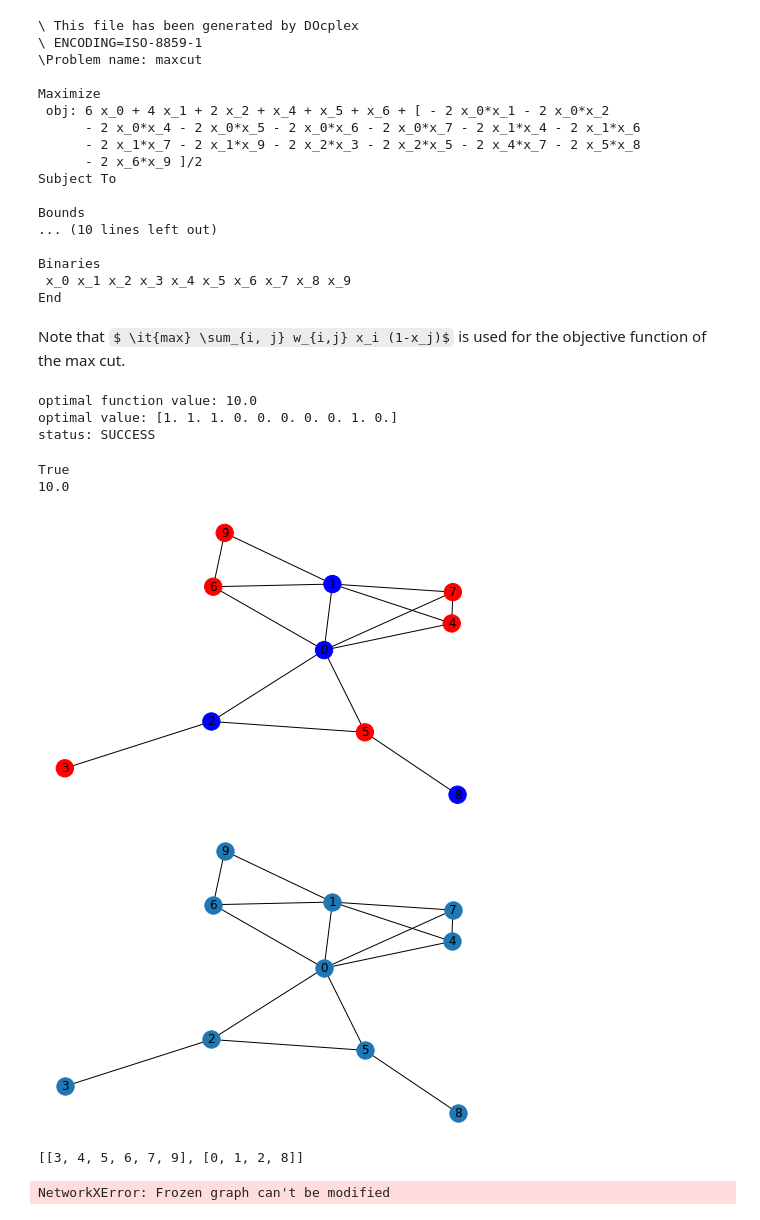
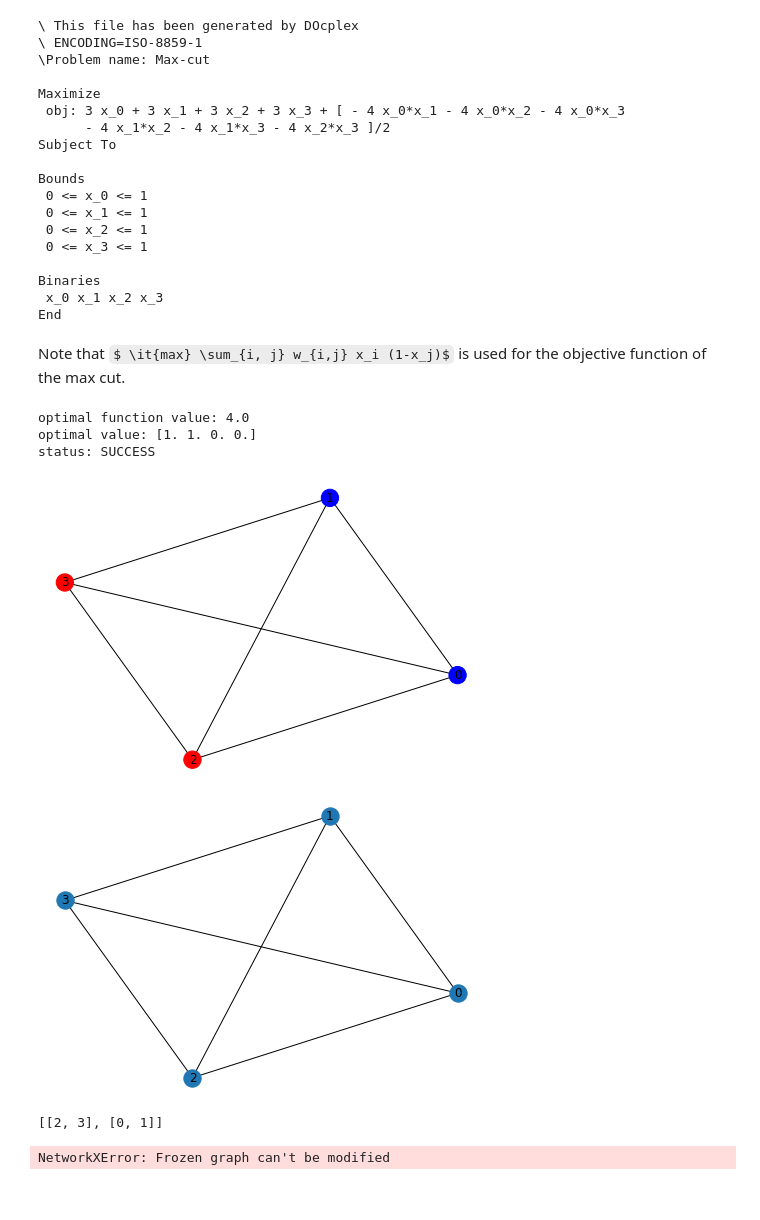
Before and after one commit to a-matsuo/optimization_class, a Jupyter notebook: examples/maxcut_example.ipynb, the cells around one changed output. Cells and saved outputs as stored; diff of their text form; code cells hidden in the pictures; some formulas as TeX source.

```diff
--- a/examples/maxcut_example.ipynb
+++ b/examples/maxcut_example.ipynb
@@ -8,7 +8,7 @@ from qiskit_optimization.applications.ising.max_cut import Maxcut
 
 from qiskit_optimization.algorithms import CplexOptimizer
 # %%
-g=nx.gnm_random_graph(10,15, 123)
+g= nx.gnm_random_graph(4, 6, 123)
 pos = nx.spring_layout(g, seed=111)
 nx.draw(g, pos=pos)
 # %% [output]
@@ -23,20 +45,21 @@ qp
 # %% [output]
 \ This file has been generated by DOcplex
 \ ENCODING=ISO-8859-1
-\Problem name: maxcut
+\Problem name: Max-cut
 
 Maximize
- obj: 6 x_0 + 4 x_1 + 2 x_2 + x_4 + x_5 + x_6 + [ - 2 x_0*x_1 - 2 x_0*x_2
-      - 2 x_0*x_4 - 2 x_0*x_5 - 2 x_0*x_6 - 2 x_0*x_7 - 2 x_1*x_4 - 2 x_1*x_6
-      - 2 x_1*x_7 - 2 x_1*x_9 - 2 x_2*x_3 - 2 x_2*x_5 - 2 x_4*x_7 - 2 x_5*x_8
-      - 2 x_6*x_9 ]/2
+ obj: 3 x_0 + 3 x_1 + 3 x_2 + 3 x_3 + [ - 4 x_0*x_1 - 4 x_0*x_2 - 4 x_0*x_3
+      - 4 x_1*x_2 - 4 x_1*x_3 - 4 x_2*x_3 ]/2
 Subject To
 
 Bounds
-... (10 lines left out)
+ 0 <= x_0 <= 1
+ 0 <= x_1 <= 1
+ 0 <= x_2 <= 1
+ 0 <= x_3 <= 1
 
 Binaries
- x_0 x_1 x_2 x_3 x_4 x_5 x_6 x_7 x_8 x_9
+ x_0 x_1 x_2 x_3
 End
 # %% [markdown]
 Note that $ \it{max} \sum_{i, j} w_{i,j} x_i (1-x_j)$ is used for the objective function of the max cut.
@@ -46,33 +69,22 @@ optimizer = CplexOptimizer()
 result = optimizer.solve(qp)
 result
 # %% [output]
-optimal function value: 10.0
-optimal value: [1. 1. 1. 0. 0. 0. 0. 0. 1. 0.]
+optimal function value: 4.0
+optimal value: [1. 1. 0. 0.]
 status: SUCCESS
-# %%
-# We can check the feasibility and object value by passing the result
-print(maxcut.is_feasible(result))
-print(maxcut.evaluate(result))
-
-# Note that the Maxcut class does not store the QP, so it dynamically creates the QP in each method.
-# def is_feasible(self, result):
-#     return self.to_quadratic_problem().is_feasible(result.x)
-# %% [output]
-True
-10.0
 # %%
 # Draw a graph for the maxcut with `x`.
 # "draw_graph" should be unique to each problem.
 # For example, for the TSP, we should have the visiting order on each node instead of coloring in two colors.
-maxcut.draw_graph(result=result, pos=pos)
+maxcut.draw(result=result, pos=pos)
 # %% [output]
-[figure, old version]
+[figure, new version]
 # %%
 # If you don't pass a result, it just draw a graph with labels
 # nx.draw(self._graph, pos=pos, with_labels=True) is running
-maxcut.draw_graph(pos=pos)
+maxcut.draw(pos=pos)
 # %% [output]
-[figure, old version]
+[figure, new version]
 # %%
 # Each problem has their own interpret function.
 # The interpret of Maxcut returns two sets of the nodes (cut)
@@ -80,6 +92,6 @@ maxcut.draw_graph(pos=pos)
 cut = maxcut.interpret(result)
 cut
 # %% [output]
-[[3, 4, 5, 6, 7, 9], [0, 1, 2, 8]]
+[[2, 3], [0, 1]]
 # %%
 # maxcut.g() is used as getter
```
Also changed, not shown: parts of 6 cells of this notebook, 11 other files.
